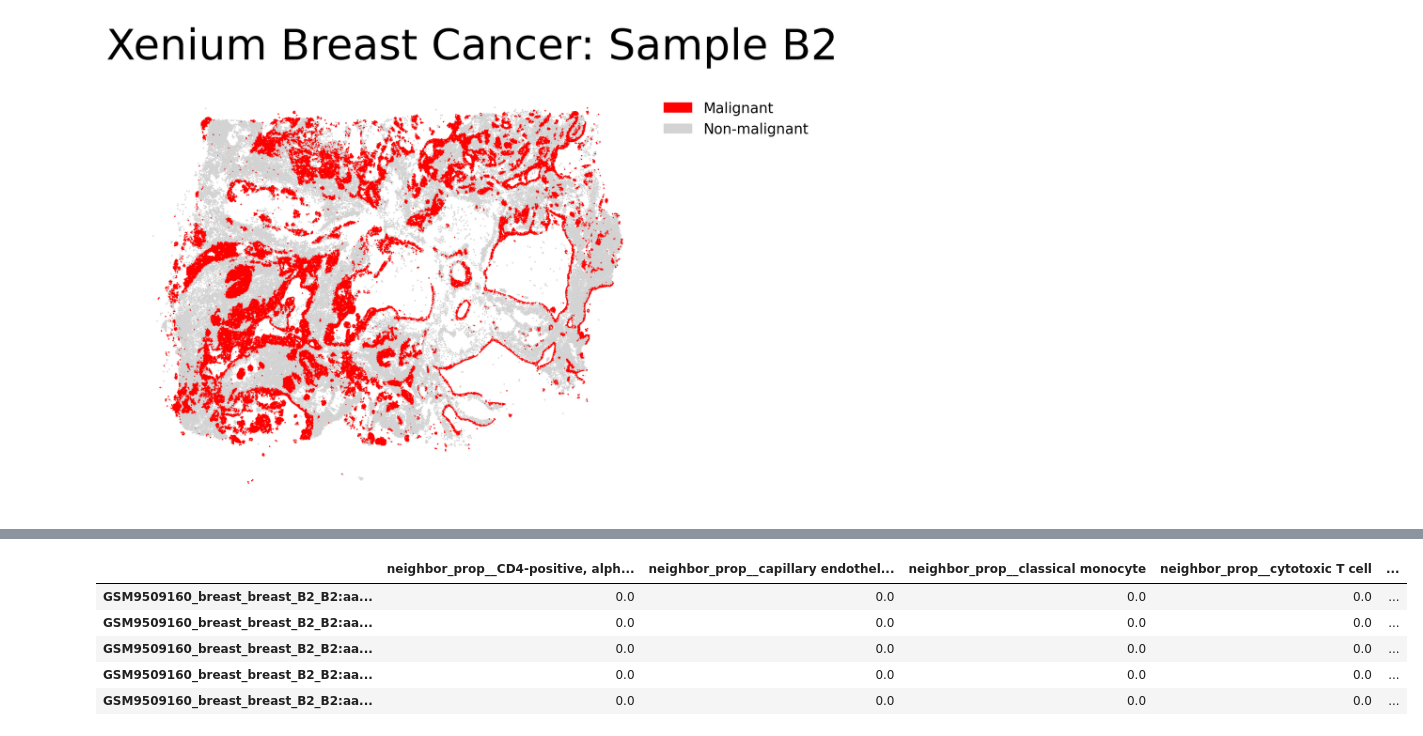
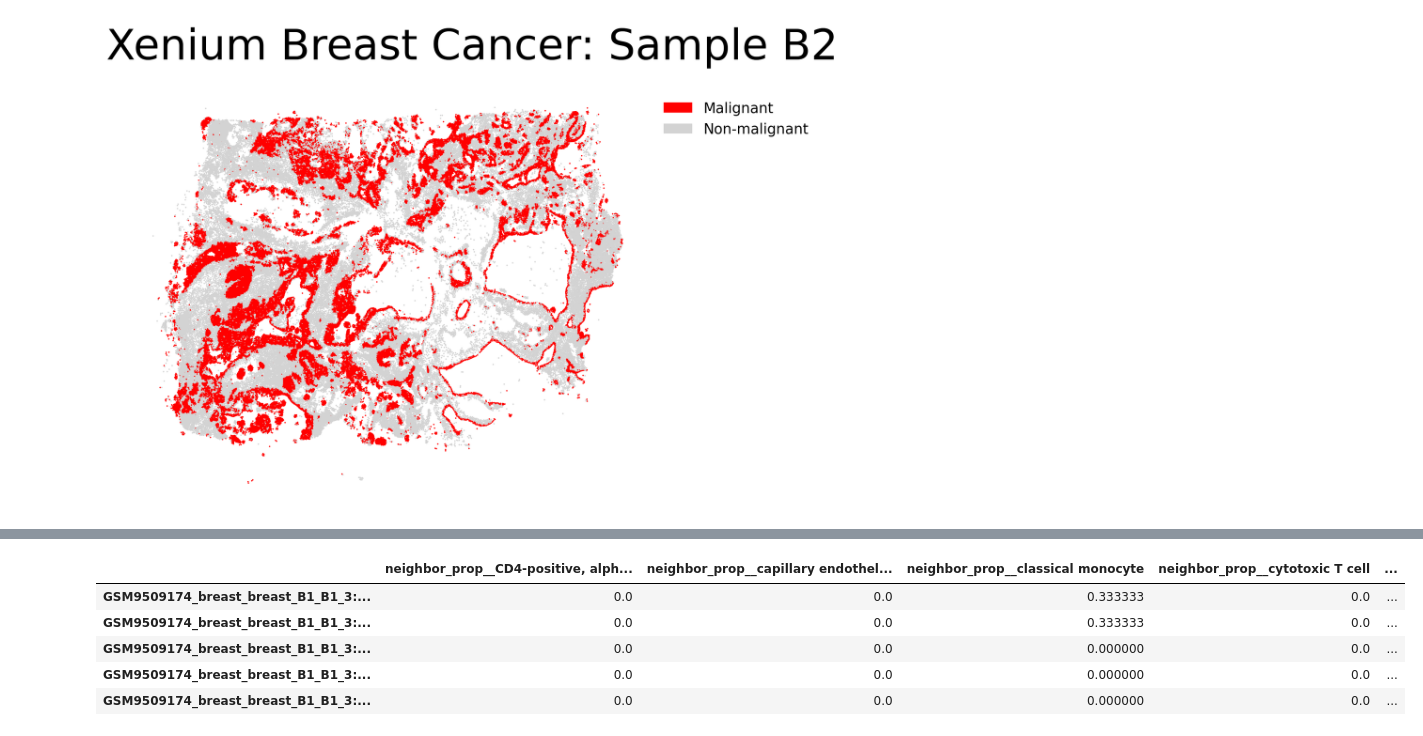
Before and after one commit to gkrieg/Syndri, a Jupyter notebook: eval/AttributeSyndriProbVariance.ipynb, the cells around one changed output, grey strips where cells are left out. Cells and saved outputs as stored; diff of their text form; code cells hidden in the pictures.

```diff
--- a/eval/CompareRemovedTranscripts.ipynb
+++ b/eval/AttributeSyndriProbVariance.ipynb
@@ -1,5 +1,5 @@
 # %%
 import anndata as ad
 
-st_data = ad.read_h5ad('/work/magroup/skrieger/Syndri/data/xenium_noise_experiment/GSM9509160_breast_breast_B2_B2_rctd_annotated_dropout_1pct.h5ad')
+st_data = ad.read_h5ad('/work/magroup/skrieger/Syndri/data/trainsets/syndri_predictions/chromium_breast_train_with_admix_probs.h5ad')
 # sc_data = ad.read_h5ad('/work/magroup/skrieger/Syndri/data/split_sc_ref/breast_cancer_chromium.h5ad')
@@ -198,8 +198,8 @@ import numpy as np
 import pandas as pd
 from sklearn.neighbors import NearestNeighbors
 
-k = 6
-cell_type_col = "harmony_cell_type"
+k = 3
+cell_type_col = "cell_type"
 
 coords = st_data.obs[["x_centroid","y_centroid"]].values
 cell_types = st_data.obs[cell_type_col].astype(str)
@@ -207,38 +207,38 @@ cell_types = st_data.obs[cell_type_col].astype(str)
 neighbor_model = NearestNeighbors(
     n_neighbors=k + 1,
     metric="euclidean",
 )
 
 neighbor_indices = (
     neighbor_model
     .fit(coords)
     .kneighbors(return_distance=False)
 )
 
 # Remove each cell itself
 neighbor_indices = neighbor_indices[:, 1:]
 
 neighbor_types = cell_types.to_numpy()[neighbor_indices]
 
 neighbor_categories = sorted(cell_types.dropna().unique())
 
 neighbor_composition = pd.DataFrame(
     {
         f"neighbor_prop__{category}":
         (neighbor_types == category).mean(axis=1)
         for category in neighbor_categories
     },
     index=st_data.obs_names,
 )
 
 neighbor_composition.head()
 # %% [output]
 |  | neighbor_prop__CD4-positive, alph... | neighbor_prop__capillary endothel... | neighbor_prop__classical monocyte | neighbor_prop__cytotoxic T cell | ... |
-| GSM9509160_breast_breast_B2_B2:aa... | 0.0 | 0.0 | 0.0 | 0.0 | ... |
-| GSM9509160_breast_breast_B2_B2:aa... | 0.0 | 0.0 | 0.0 | 0.0 | ... |
-| GSM9509160_breast_breast_B2_B2:aa... | 0.0 | 0.0 | 0.0 | 0.0 | ... |
-| GSM9509160_breast_breast_B2_B2:aa... | 0.0 | 0.0 | 0.0 | 0.0 | ... |
-| GSM9509160_breast_breast_B2_B2:aa... | 0.0 | 0.0 | 0.0 | 0.0 | ... |
+| GSM9509174_breast_breast_B1_B1_3:... | 0.0 | 0.0 | 0.333333 | 0.0 | ... |
+| GSM9509174_breast_breast_B1_B1_3:... | 0.0 | 0.0 | 0.333333 | 0.0 | ... |
+| GSM9509174_breast_breast_B1_B1_3:... | 0.0 | 0.0 | 0.000000 | 0.0 | ... |
+| GSM9509174_breast_breast_B1_B1_3:... | 0.0 | 0.0 | 0.000000 | 0.0 | ... |
+| GSM9509174_breast_breast_B1_B1_3:... | 0.0 | 0.0 | 0.000000 | 0.0 | ... |
 # %%
 import scipy.sparse as sp
 
```
Also changed, not shown: parts of 6 cells of this notebook, 6 other files.
